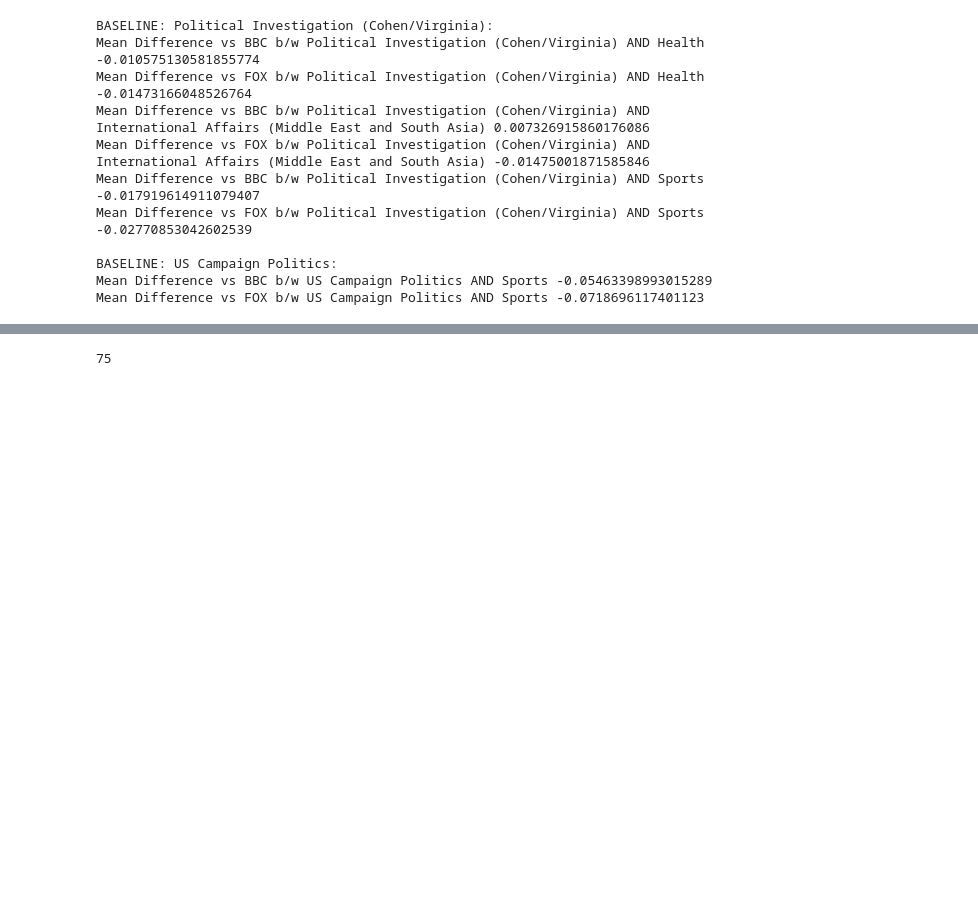
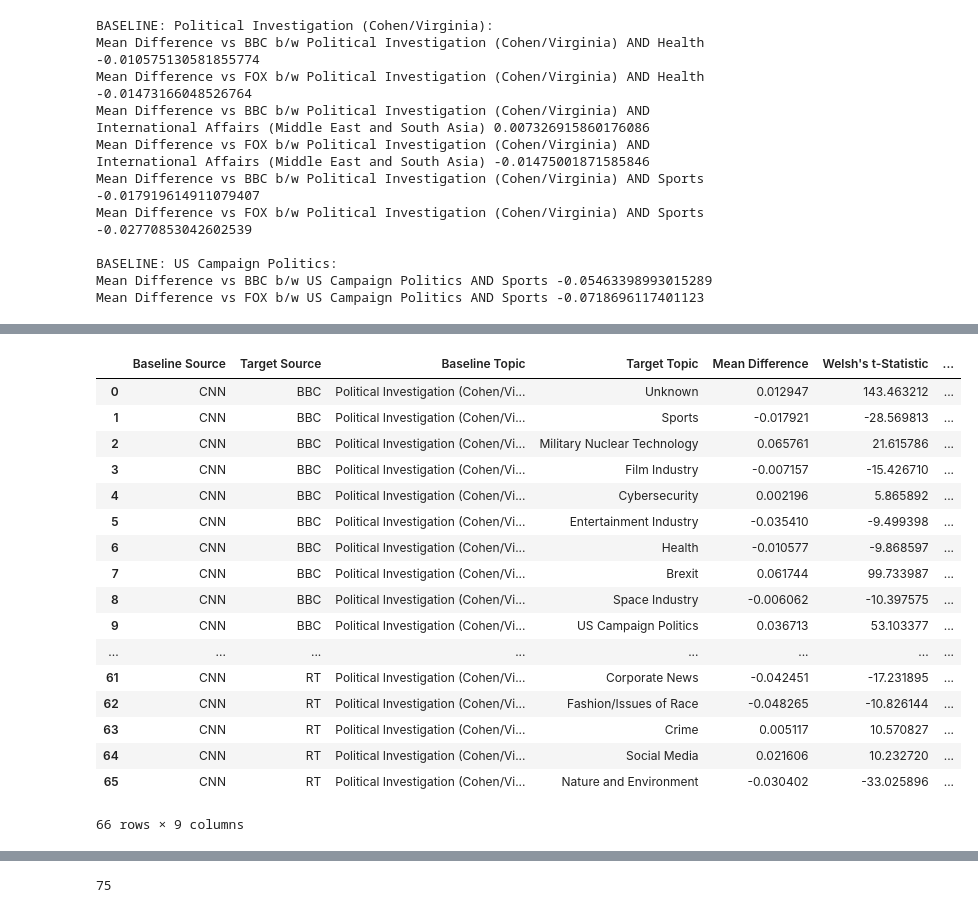
Before and after one commit to AlexanderTyan/NewsBias, a Jupyter notebook: 4_TopicModelling.ipynb, the cells around one changed output, grey strips where cells are left out. Saved outputs shown, nothing was run; the diff lists cells and outputs as text; code cells hidden in the pictures; blank space fills up the shorter version.

```diff
--- a/4_TopicModelling.ipynb
+++ b/4_TopicModelling.ipynb
@@ -1239,0 +2038,21 @@ Mean Difference vs FOX b/w US Campaign Politics AND Sports -0.0718696117401123
+# %%
+ttests
+# %% [output]
+|  | Baseline Source | Target Source | Baseline Topic | Target Topic | Mean Difference | Welsh's t-Statistic | ... |
+| 0 | CNN | BBC | Political Investigation (Cohen/Vi... | Unknown | 0.012947 | 143.463212 | ... |
+| 1 | CNN | BBC | Political Investigation (Cohen/Vi... | Sports | -0.017921 | -28.569813 | ... |
+| 2 | CNN | BBC | Political Investigation (Cohen/Vi... | Military Nuclear Technology | 0.065761 | 21.615786 | ... |
+| 3 | CNN | BBC | Political Investigation (Cohen/Vi... | Film Industry | -0.007157 | -15.426710 | ... |
+| 4 | CNN | BBC | Political Investigation (Cohen/Vi... | Cybersecurity | 0.002196 | 5.865892 | ... |
+| 5 | CNN | BBC | Political Investigation (Cohen/Vi... | Entertainment Industry | -0.035410 | -9.499398 | ... |
+| 6 | CNN | BBC | Political Investigation (Cohen/Vi... | Health | -0.010577 | -9.868597 | ... |
+| 7 | CNN | BBC | Political Investigation (Cohen/Vi... | Brexit | 0.061744 | 99.733987 | ... |
+| 8 | CNN | BBC | Political Investigation (Cohen/Vi... | Space Industry | -0.006062 | -10.397575 | ... |
+| 9 | CNN | BBC | Political Investigation (Cohen/Vi... | US Campaign Politics | 0.036713 | 53.103377 | ... |
+| ... | ... | ... | ... | ... | ... | ... | ... |
+| 61 | CNN | RT | Political Investigation (Cohen/Vi... | Corporate News | -0.042451 | -17.231895 | ... |
+| 62 | CNN | RT | Political Investigation (Cohen/Vi... | Fashion/Issues of Race | -0.048265 | -10.826144 | ... |
+| 63 | CNN | RT | Political Investigation (Cohen/Vi... | Crime | 0.005117 | 10.570827 | ... |
+| 64 | CNN | RT | Political Investigation (Cohen/Vi... | Social Media | 0.021606 | 10.232720 | ... |
+| 65 | CNN | RT | Political Investigation (Cohen/Vi... | Nature and Environment | -0.030402 | -33.025896 | ... |
+66 rows × 9 columns
```
Also changed, not shown: parts of 86 cells of this notebook.
